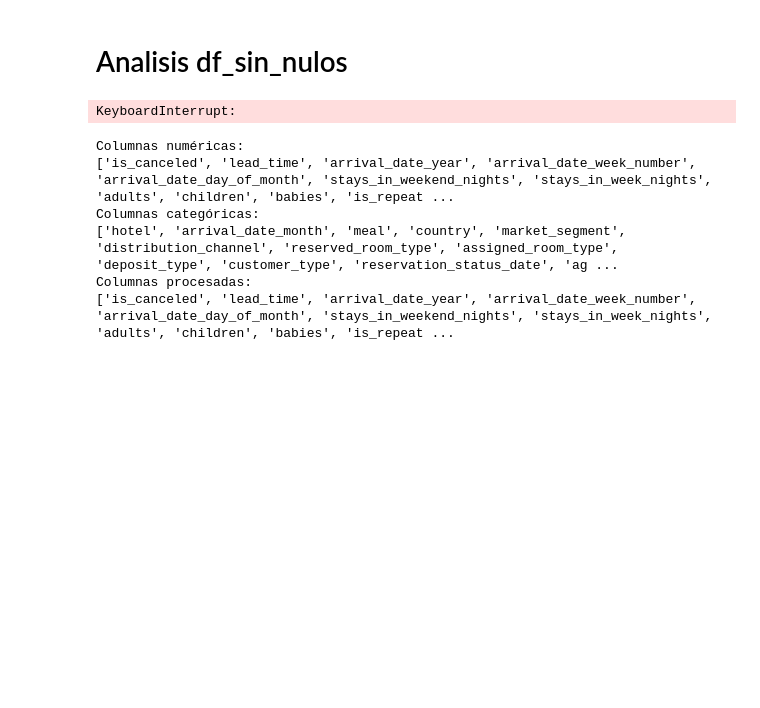
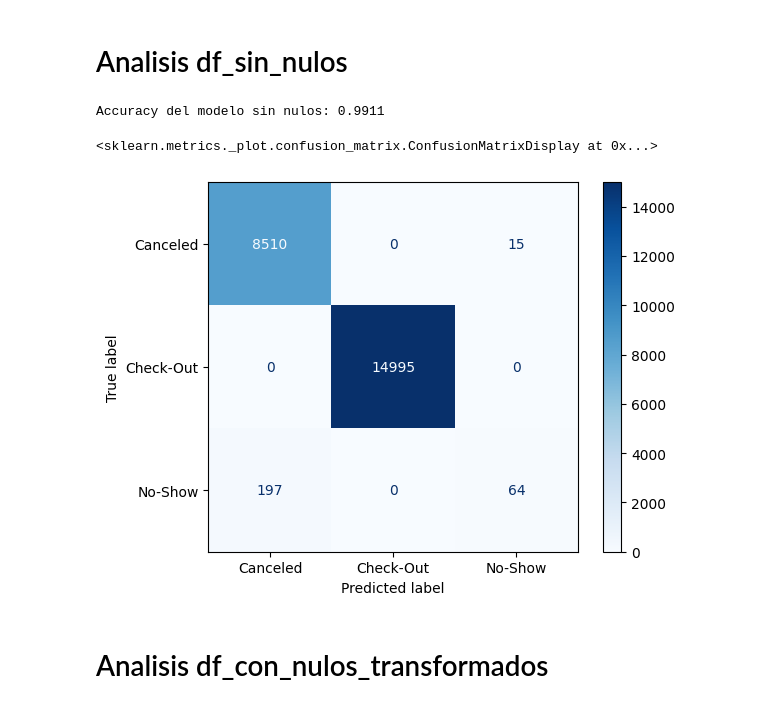
Before and after one commit to vgonzf04/pontia-machine-learning-evaluacion, a Jupyter notebook: notebooks/exploracion/eda_inicial.ipynb, the cells around one changed output. Cells and saved outputs as stored; diff of their text form; code cells hidden in the pictures; blank space fills up the shorter version.

Commit message:
Evaluacion modelos de regresion

```diff
--- a/notebooks/exploracion/eda_inicial.ipynb
+++ b/notebooks/exploracion/eda_inicial.ipynb
@@ -262,9 +265,9 @@ Name: proportion, dtype: float64
 # Analisis df_sin_nulos
 # %%
 # Visualización de las variables numéricas con un gráfico de dispersión distinguiendo por la clase
-sns.pairplot(df_sin_nulos, hue=target_column, palette='Set1')
+#sns.pairplot(df_sin_nulos, hue=target_column, palette='Set1')
+
+##pendiente de procesar porque me colapsa el ordenador -- serpegon11710-byte
-# %% [output]
-KeyboardInterrupt:
 # %%
 # Preparación de los datos para el modelo de regresión logística
 X_sin_nulos = df_sin_nulos[list_columnas_independientes]
@@ -276,33 +279,50 @@ X_train_sin_nulos, X_test_sin_nulos, y_train_sin_nulos, y_test_sin_nulos = train
 # %%
 
 X_train_sin_nulos_procesado = X_train_sin_nulos.copy()
+X_test_sin_nulos_procesado = X_test_sin_nulos.copy()
 
 # Convertimos las variables categóricas (texto) a dummies (0 y 1)
 X_train_sin_nulos_procesado = pd.get_dummies(X_train_sin_nulos_procesado, drop_first=True)
+X_test_sin_nulos_procesado = pd.get_dummies(X_test_sin_nulos_procesado, drop_first=True)
 
-print("Columnas numéricas:")
-print(columnas_numericas)
-print("Columnas categóricas:")
-print(columnas_categoricas)
-print("Columnas procesadas:")
-print(X_train_sin_nulos_procesado.columns.tolist())
+# Aseguramos que las columnas del conjunto de prueba coincidan con las del conjunto de entrenamiento
+X_test_sin_nulos_procesado = X_test_sin_nulos_procesado.reindex(columns=X_train_sin_nulos_procesado.columns, fill_value=0)
+
+## DEBUG: Imprimimos las columnas y su estado antes de escalar y procesar
+## print("Columnas numéricas:")
+## print(columnas_numericas)
+## print("Columnas categóricas:")
+## print(columnas_categoricas)
+## print("Columnas procesadas:")
+## print(X_train_sin_nulos_procesado.columns.tolist())
+## print("Columnas del conjunto de prueba procesado:")
+## print(X_test_sin_nulos_procesado.columns.tolist())
 
 # Escalamos las numéricas usando esa lista sobre nuestro DataFrame de trabajo
 scaler_sin_nulos = StandardScaler()
 X_train_sin_nulos_procesado[columnas_numericas] = scaler_sin_nulos.fit_transform(X_train_sin_nulos_procesado[columnas_numericas])
+X_test_sin_nulos_procesado[columnas_numericas] = scaler_sin_nulos.transform(X_test_sin_nulos_procesado[columnas_numericas])
+
 
 # Creación del modelo de regresión logística
 modelo_rl_sin_nulos = LogisticRegression(max_iter=200, random_state=42)
 modelo_rl_sin_nulos.fit(X_train_sin_nulos_procesado, y_train_sin_nulos)
 
-modelo_rl_sin_nulos.fit(X_train_sin_nulos_procesado, y_train_sin_nulos)
+# Obtenemos la predicción del modelo
+y_pred_sin_nulos = modelo_rl_sin_nulos.predict(X_test_sin_nulos_procesado)
 
-# Convierte todas las columnas categóricas (object) en columnas numéricas de 0 y 1
-X_train_sin_nulos_encoded = pd.get_dummies(X_train_sin_nulos, drop_first=True)
+# Evaluamos el modelo usando el accuracy (exactitud)
+accuracy_sin_nulos = accuracy_score(y_test_sin_nulos, y_pred_sin_nulos)
+print(f"Accuracy del modelo sin nulos: {accuracy_sin_nulos:.4f}")
 # %% [output]
-Columnas numéricas:
-['is_canceled', 'lead_time', 'arrival_date_year', 'arrival_date_week_number', 'arrival_date_day_of_month', 'stays_in_weekend_nights', 'stays_in_week_nights', 'adults', 'children', 'babies', 'is_repeat ...
-Columnas categóricas:
-['hotel', 'arrival_date_month', 'meal', 'country', 'market_segment', 'distribution_channel', 'reserved_room_type', 'assigned_room_type', 'deposit_type', 'customer_type', 'reservation_status_date', 'ag ...
-Columnas procesadas:
-['is_canceled', 'lead_time', 'arrival_date_year', 'arrival_date_week_number', 'arrival_date_day_of_month', 'stays_in_weekend_nights', 'stays_in_week_nights', 'adults', 'children', 'babies', 'is_repeat ...
+Accuracy del modelo sin nulos: 0.9911
+# %%
+# Generamos la matriz de confusión
+cm_sin_nulos = confusion_matrix(y_test_sin_nulos, y_pred_sin_nulos)
+disp_sin_nulos = ConfusionMatrixDisplay(confusion_matrix=cm_sin_nulos, display_labels=modelo_rl_sin_nulos.classes_)
+disp_sin_nulos.plot(cmap="Blues")
+# %% [output]
+<sklearn.metrics._plot.confusion_matrix.ConfusionMatrixDisplay at 0x...>
+[figure, added]
+# %% [markdown]
+# Analisis df_con_nulos_transformados
```
Also changed, not shown: parts of 21 cells of this notebook.
